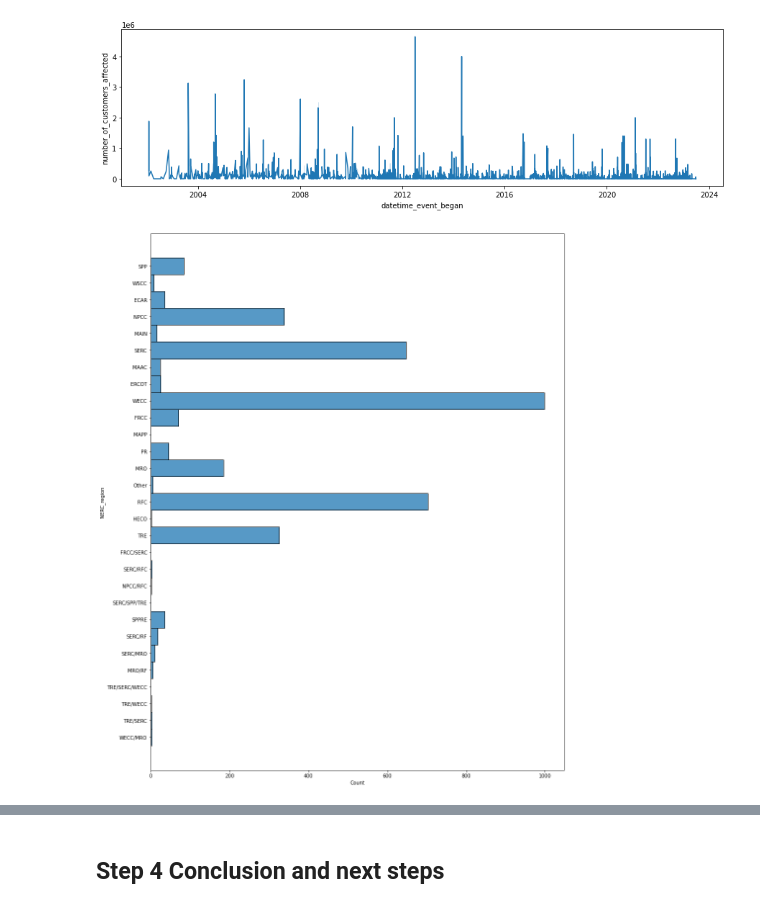
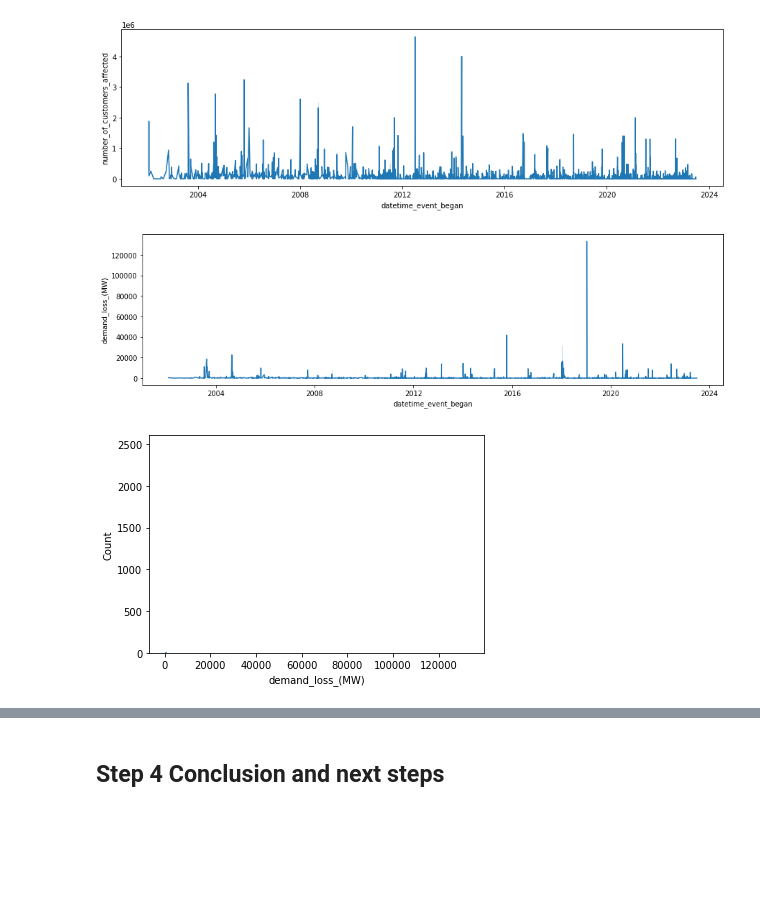
Before and after one commit to Meg-Guidry/maven_power_outage_challenge, a Jupyter notebook: Maven_Power_Outage_Challenge_Notebook.ipynb, the cells around one changed output, grey strips where cells are left out. Drawn from its saved outputs; the diff is of its cells as text; code cells hidden in the pictures; blank space fills up the shorter version.

```diff
--- a/Maven_Power_Outage_Challenge_Notebook.ipynb
+++ b/Maven_Power_Outage_Challenge_Notebook.ipynb
@@ -438,0 +576,3 @@ disturbances
+# %%
+# Remove the timezome for the column "datetime_event_began" so that we can write to excel:
+disturbances['datetime_event_began'] = disturbances['datetime_event_began'].dt.tz_localize(None)
@@ -462,7 +633,3 @@ disturbances_copy = disturbances.copy()
 # %%
 #Use this code to revert back to the starting DF
 #disturbances = disturbances_copy
-# %%
-#
-disturbances["datetime_of_restoration"].iloc[14] = "2002-11-10 12:00:00"
-disturbances["datetime_of_restoration"].iloc[15] = None
@@ -516,8 +649,15 @@ plt.show()
 # %% [output]
 [figure]
 # %%
-plt.figure(figsize=(15, 20))
-sns.histplot(data=disturbances, y='NERC_region')
+plt.figure(figsize=(15, 4))
+sns.lineplot(data=disturbances, x='datetime_event_began', y="demand_loss_(MW)")
 plt.show()
 # %% [output]
-[figure, old version]
+[figure, new version]
+# %%
+#Outlier data is making this hard to interpret
+
+sns.histplot(data=disturbances, x='demand_loss_(MW)')
+plt.show()
+# %% [output]
+[figure, added]
```
Also changed, not shown: parts of 20 cells of this notebook, 5 other files.
